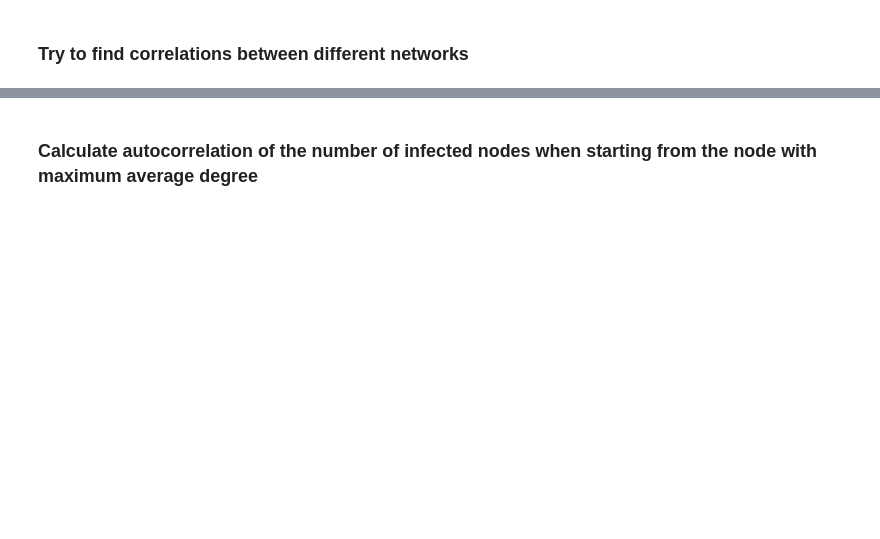
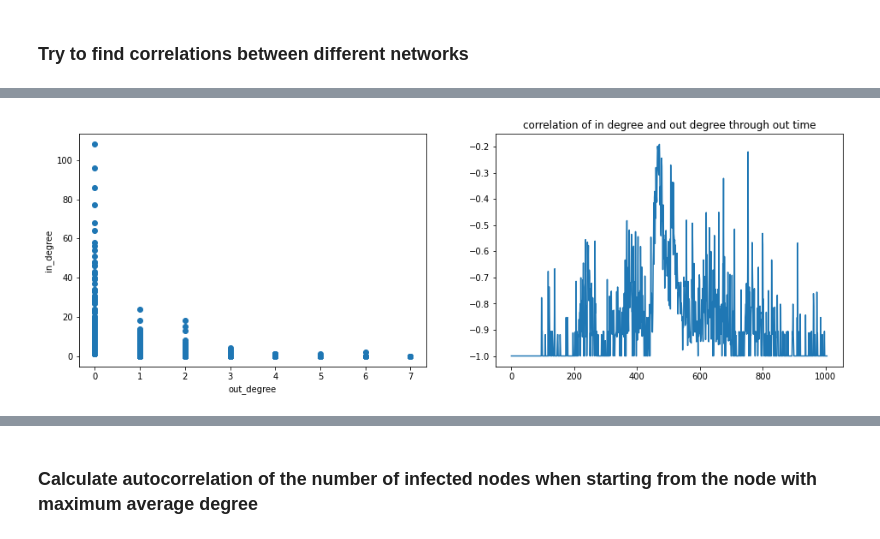
Before and after one commit to francescoopiccoli/higgs-twitter-network-science, a Jupyter notebook: src/process.ipynb, the cells around one changed output, grey strips where cells are left out. Saved outputs shown, nothing was run; the diff lists cells and outputs as text; code cells hidden in the pictures; blank space fills up the shorter version.

```diff
--- a/src/process.ipynb
+++ b/src/process.ipynb
@@ -342,0 +576,4 @@ print(common_nodes)
+# %%
+plot_degree_correlation('f_retweet')
+# %% [output]
+[figure, added]
```
Also changed, not shown: parts of 39 cells of this notebook.
